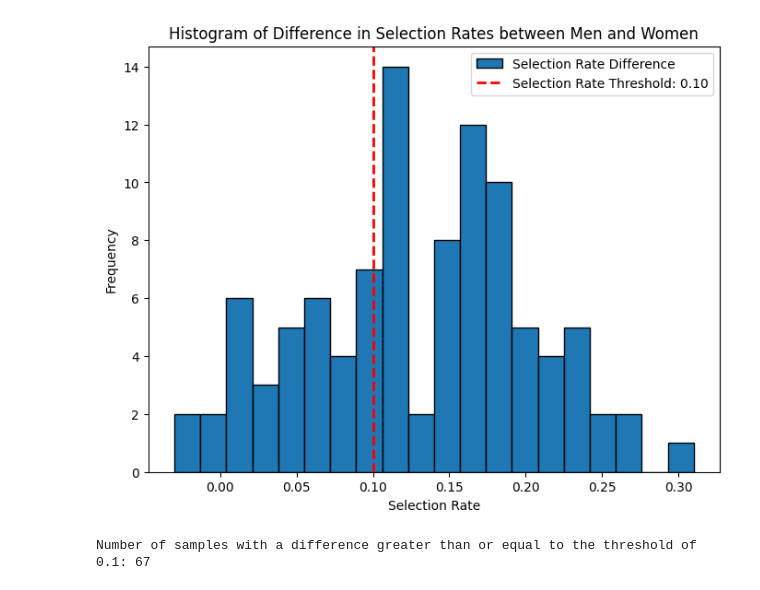
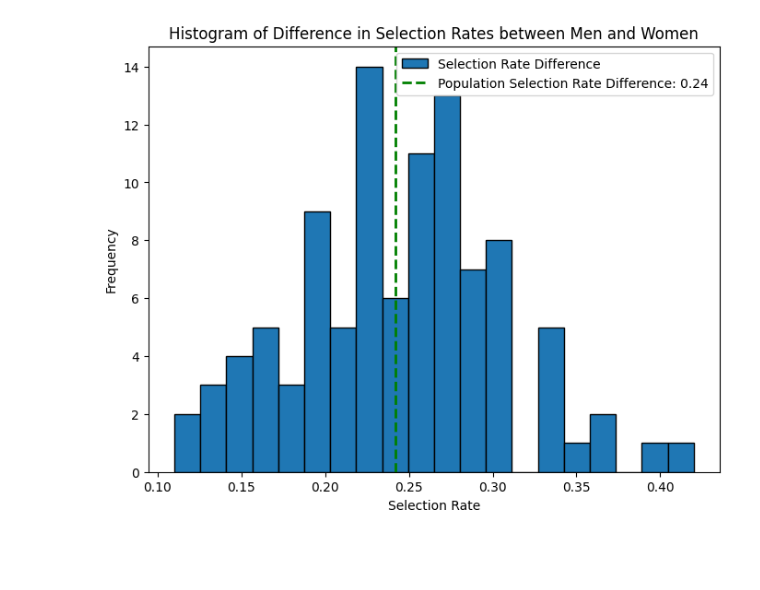
Before and after one commit to amywinecoff/audit_simulation, a Jupyter notebook: audit_simulation.ipynb, the cells around one changed output. Saved outputs shown, nothing was run; the diff lists cells and outputs as text; code cells hidden in the pictures; blank space fills up the shorter version.

```diff
--- a/audit_simulation.ipynb
+++ b/audit_simulation.ipynb
@@ -261,6 +309,7 @@ print(bias_population_metrics)
 # %%
+sel_rate_thresh=None
 # Simulate an audit with a sample of 100 men and 100 women, repeated 10 times
-audit_metrics_df, audit_stats = simulate_audit(bias_population, men_sample_size=100, women_sample_size=100, n_iterations=100)
+audit_metrics_df, audit_stats = simulate_audit(bias_population, men_sample_size=100, women_sample_size=100, n_iterations=100, sel_rate_thresh=sel_rate_thresh)
 # %%
 plot_sample_selection_rates(audit_metrics_df, pop_men_sel_rate=bias_population_metrics['men_selection_rate'],pop_women_sel_rate=bias_population_metrics['women_selection_rate'])
 # %% [output]
@@ -268,32 +317,7 @@ plot_sample_selection_rates(audit_metrics_df, pop_men_sel_rate=bias_population_m
-# %%
-sel_rate_thresh = 0.1
-
-sel_rate_diff = audit_metrics_df['men_selection_rate']-audit_metrics_df['women_selection_rate'].to_list()
-
-# Creating the histogram for both 'men_sel_rate' and 'women_sel_rate'
-plt.figure(figsize=(8, 6))
-
-# Histogram for men
-plt.hist(sel_rate_diff, bins=20, alpha=1, edgecolor='black', label='Selection Rate Difference')
-
-
-# Add a vertical line at the population mean for men
-plt.axvline(sel_rate_thresh, color='red', linestyle='dashed', linewidth=2, label=f"Selection Rate Threshold: {sel_rate_thresh:.2f}")
-
-
-# Adding labels and title
-plt.xlabel('Selection Rate')
-plt.ylabel('Frequency')
-plt.title('Histogram of Difference in Selection Rates between Men and Women')
-plt.legend()
-
-# Display the histogram
-plt.show()
-
-print(f"Number of samples with a difference greater than or equal to the threshold of {sel_rate_thresh}: {len([val for val in sel_rate_diff if val >= sel_rate_thresh])}")
-# %% [output]
-[figure, removed]
-Number of samples with a difference greater than or equal to the threshold of 0.1: 67
+# %%
+plot_hist_selection_rate_difference(audit_metrics_df, pop_sel_rate_difference=bias_population_metrics['difference_selection_rate'], sel_rate_thresh=sel_rate_thresh)
+# %% [output]
+[figure, added]
 # %%
 plot_p_values(audit_stats)
 # %% [output]
```
Also changed, not shown: parts of 5 cells of this notebook.
